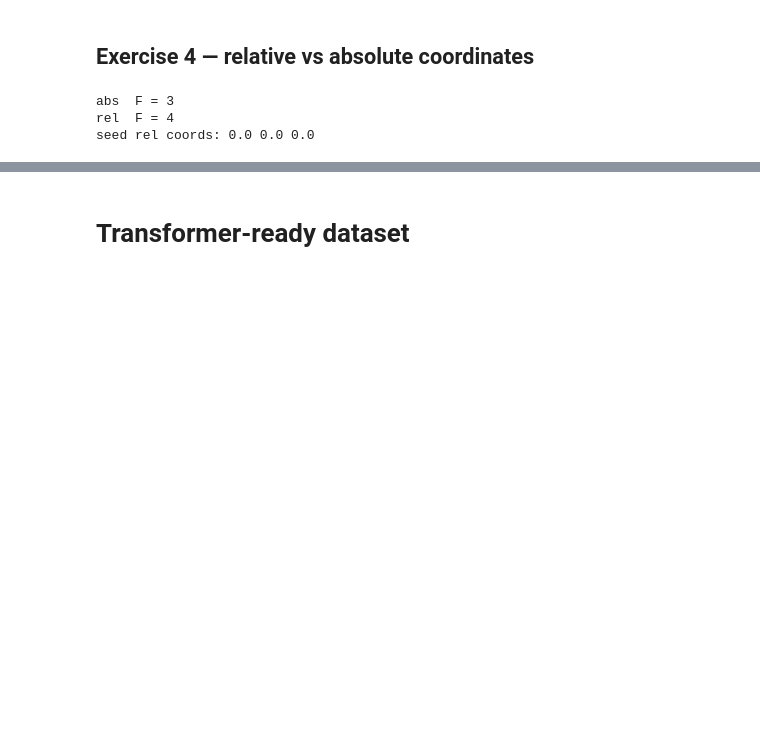
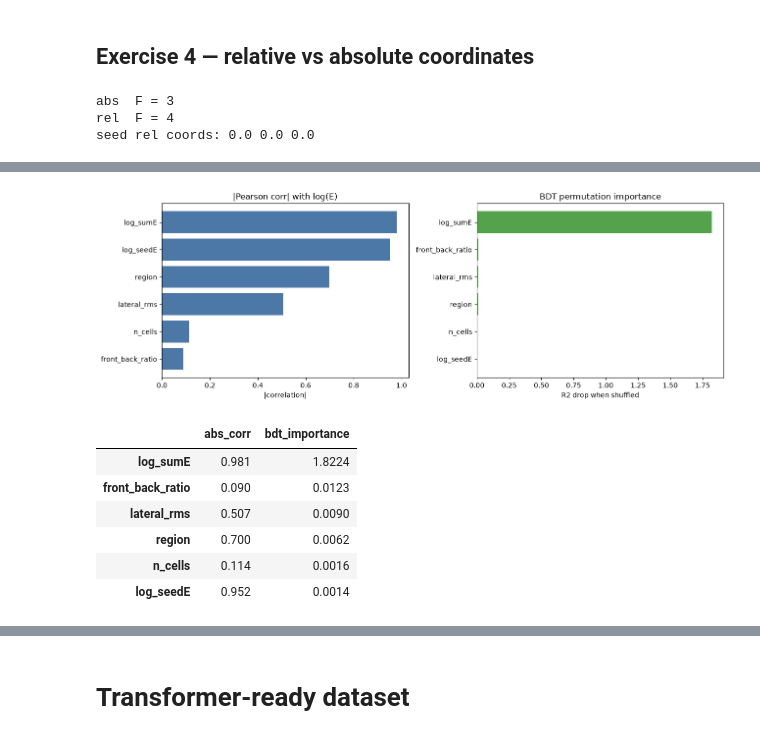
Before and after one commit to Lworakan/GSoC2026-picocal-spacetime-transformer, a Jupyter notebook: notebooks/01_Data understanding _PyTorch tokens.ipynb, the cells around one changed output, grey strips where cells are left out. Cells and saved outputs as stored; diff of their text form; code cells hidden in the pictures; blank space fills up the shorter version.

```diff
--- a/notebooks/01_Data understanding _PyTorch tokens.ipynb
+++ b/notebooks/01_Data understanding _PyTorch tokens.ipynb
@@ -513,0 +520,18 @@ seed rel coords: 0.0 0.0 0.0
+# %%
+import sys
+import numpy as np
+import pandas as pd
+from pathlib import Path
+
+repo = Path.cwd().resolve()
+if repo.name == "notebooks":
+    repo = repo.parent
+sys.path.insert(0, str(repo / "scripts"))
+from run_experiments import build
+
+files = sorted((repo / "data" / "full").glob("matched_*.root"))[:30]
+D = build(files, 3, 100.0)
+FEAT = ["log_sumE", "front_back_ratio", "n_cells", "log_seedE", "lateral_rms", "region"]
+X = np.array(D["agg"]); yln = np.array(D["y"]); Et = np.array(D["Etrue"])
+df = pd.DataFrame(X, columns=FEAT); df["log_Etrue"] = yln
+{"clusters": len(df), "files": len(files), "features": FEAT}
@@ -513,0 +576,29 @@ seed rel coords: 0.0 0.0 0.0
+# %%
+from sklearn.ensemble import HistGradientBoostingRegressor
+from sklearn.inspection import permutation_importance
+from sklearn.model_selection import train_test_split
+
+corr = df[FEAT].corrwith(df["log_Etrue"]).abs().sort_values()
+Xtr, Xte, ytr, yte = train_test_split(X, yln, test_size=0.3, random_state=0)
+gb = HistGradientBoostingRegressor(max_iter=300, random_state=0).fit(Xtr, ytr)
+imp = permutation_importance(gb, Xte, yte, n_repeats=10, random_state=0)
+impser = pd.Series(imp.importances_mean, index=FEAT).sort_values()
+
+fig, ax = plt.subplots(1, 2, figsize=(13, 4.5))
+ax[0].barh(corr.index, corr.values, color="#4c78a8")
+ax[0].set_title("|Pearson corr| with log(E)"); ax[0].set_xlabel("|correlation|")
+ax[1].barh(impser.index, impser.values, color="#54a24b")
+ax[1].set_title("BDT permutation importance"); ax[1].set_xlabel("R2 drop when shuffled")
+plt.tight_layout(); plt.show()
+
+pd.DataFrame({"abs_corr": df[FEAT].corrwith(df["log_Etrue"]).abs().round(3),
+              "bdt_importance": pd.Series(imp.importances_mean, index=FEAT).round(4)}).sort_values("bdt_importance", ascending=False)
+# %% [output]
+[figure, added]
+|  | abs_corr | bdt_importance |
+| log_sumE | 0.981 | 1.8224 |
+| front_back_ratio | 0.090 | 0.0123 |
+| lateral_rms | 0.507 | 0.0090 |
+| region | 0.700 | 0.0062 |
+| n_cells | 0.114 | 0.0016 |
+| log_seedE | 0.952 | 0.0014 |
```
Also changed, not shown: parts of 7 cells of this notebook, 30 other files.
